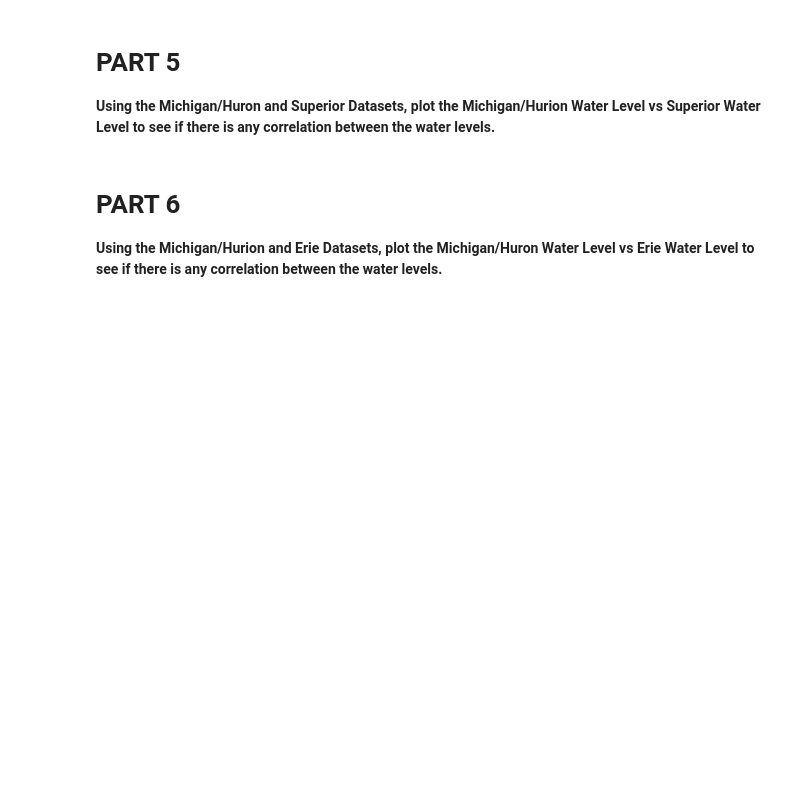
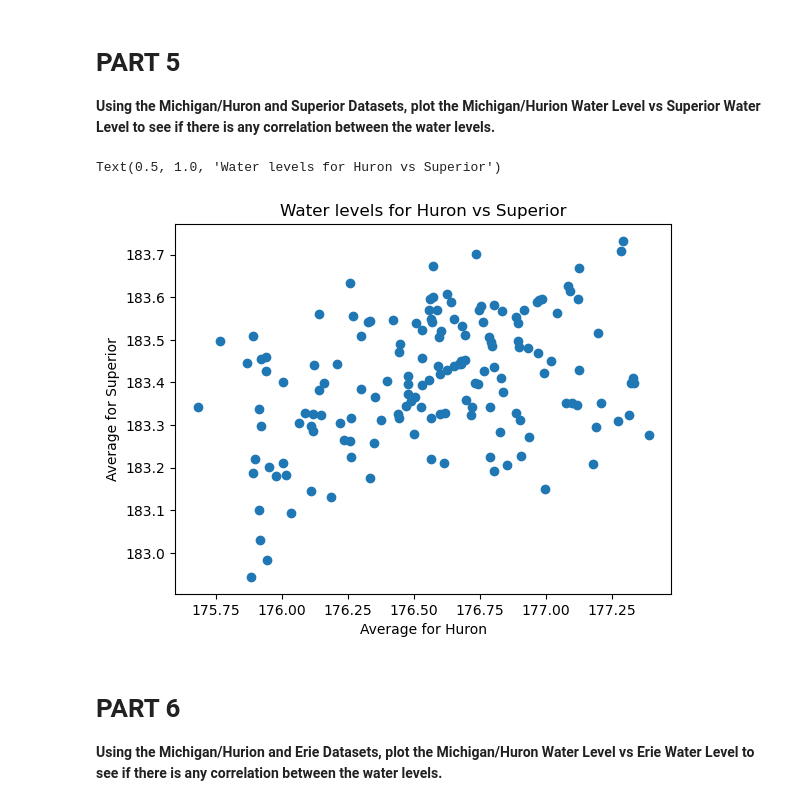
Before and after one commit to pateld44/CMSE202_Git_Started, a Jupyter notebook: Great_Lakes_and_Grand_River.ipynb, the cells around one changed output. Saved outputs shown, nothing was run; the diff lists cells and outputs as text; code cells hidden in the pictures; blank space fills up the shorter version.

```diff
--- a/Great_Lakes_and_Grand_River.ipynb
+++ b/Great_Lakes_and_Grand_River.ipynb
@@ -88,3 +86,16 @@ plt.show()
+# %%
+# Insert Code Here
+import pandas as pd
+import matplotlib.pyplot as plt
+mhu_df = pd.read_csv("./data/mhu.csv")
+sup_df = pd.read_csv("./data/sup.csv")
+plt.scatter(mhu_df['AnnAvg'], sup_df['AnnAvg'])
+plt.xlabel("Average for Huron")
+plt.ylabel("Average for Superior")
+plt.title("Water levels for Huron vs Superior")
+# %% [output]
+Text(0.5, 1.0, 'Water levels for Huron vs Superior')
+[figure, added]
 # %% [markdown]
 # PART 6
 
```
Also changed, not shown: parts of 3 cells of this notebook.
